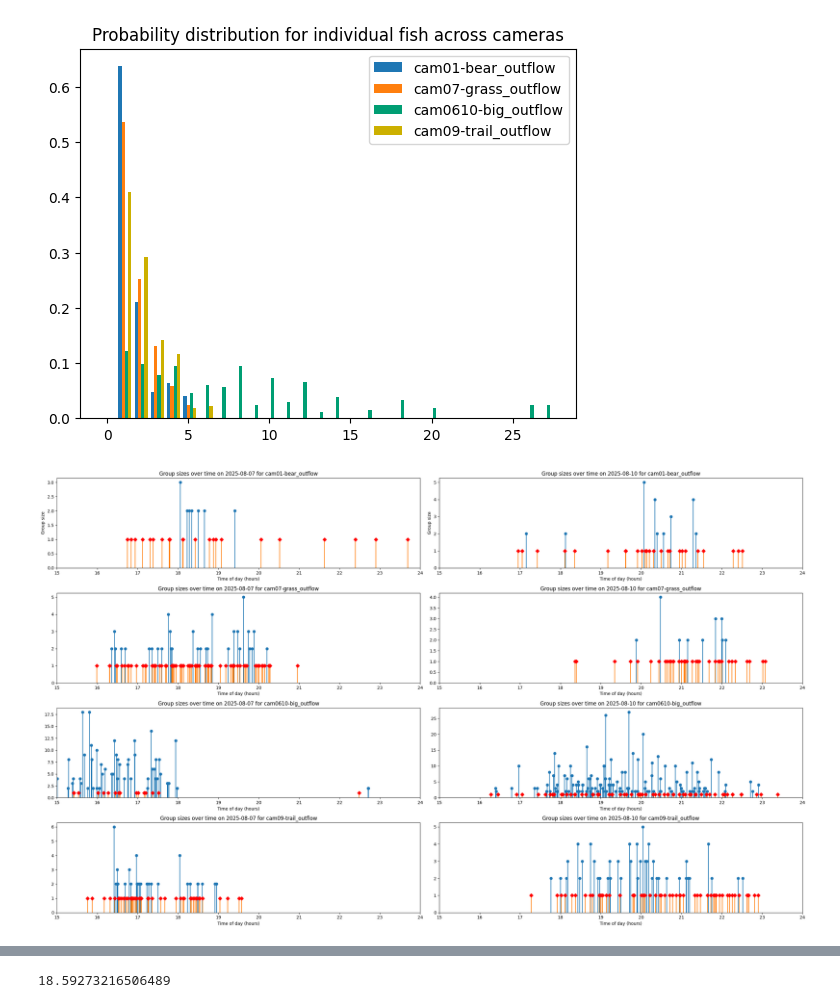
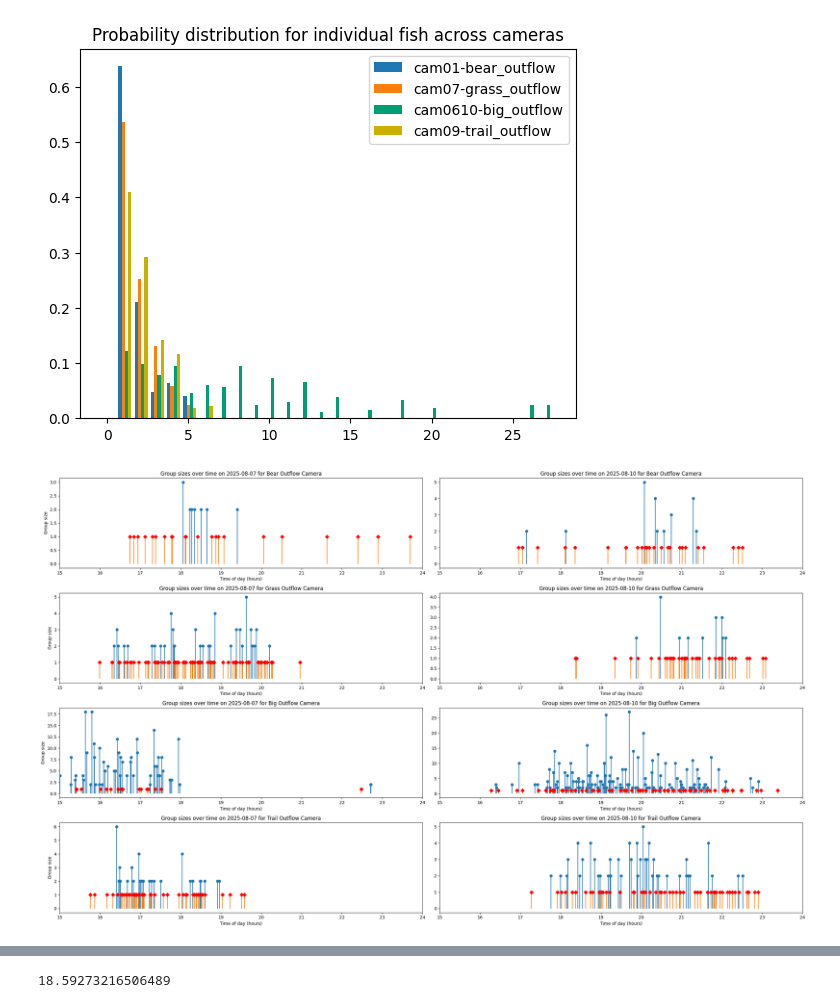
Before and after one commit to benkoger/salmon-tlc, a Jupyter notebook: notebooks/Data Analysis/plot_examples.ipynb, the cells around one changed output, grey strips where cells are left out. Cells and saved outputs as stored; diff of their text form; code cells hidden in the pictures.

Commit message:
Added new plots
Added new plots showing what the additional functions from the python files do.

```diff
--- a/notebooks/Data Analysis/plot_examples.ipynb
+++ b/notebooks/Data Analysis/plot_examples.ipynb
@@ -25,6 +26,6 @@ fish_group_distr_hist(10, True, False)
 [figure]
 # %%
 # this plot is the lollipop plot where the y axis gives the group size and the x axis gives the time of day
-make_lollipop_plots(10, False)
+make_lollipop_plots(10, False, False)
 # %% [output]
-[figure, old version]
+[figure, new version]
```
Also changed, not shown: parts of 7 cells of this notebook.
